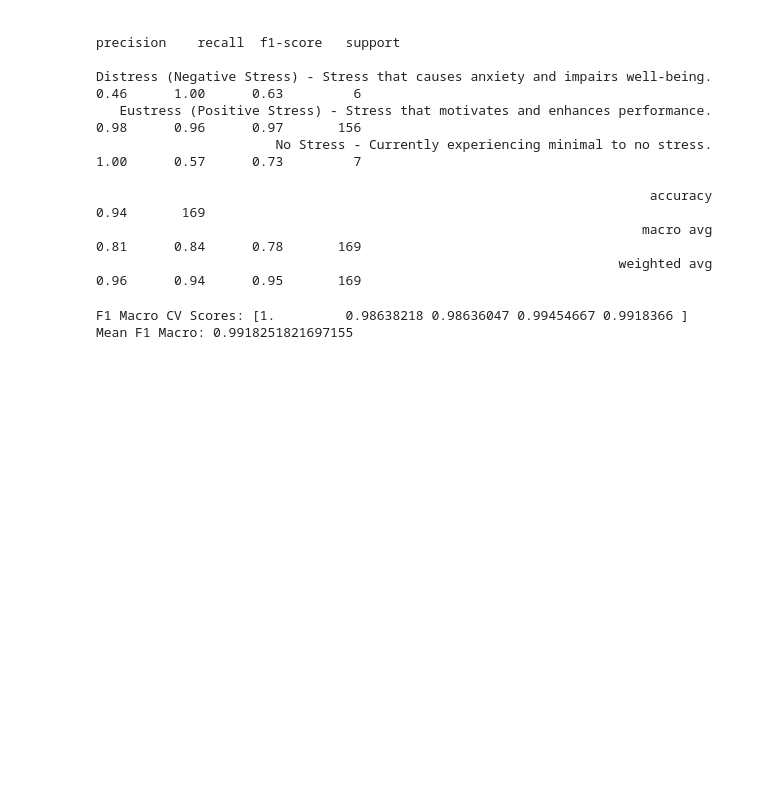
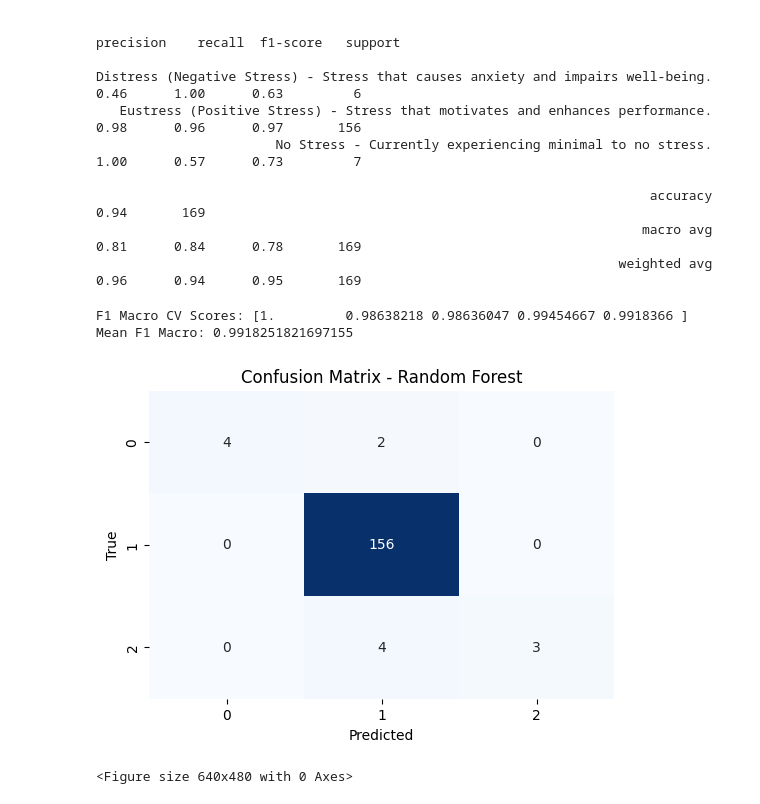
Before and after one commit to ADITYAGUPTAx/Stress-Analyser, a Jupyter notebook: model.ipynb, the cells around one changed output. Drawn from its saved outputs; the diff is of its cells as text; code cells hidden in the pictures; blank space fills up the shorter version.

```diff
--- a/model.ipynb
+++ b/model.ipynb
@@ -114,7 +123,7 @@ precision, recall, f1
 from sklearn.tree import DecisionTreeClassifier
 model2= DecisionTreeClassifier()
 # %%
-model2.fit(x1, y1)
+model2.fit(X1, Y1)
 # %% [output]
 DecisionTreeClassifier()
 # %%
@@ -124,7 +153,7 @@ model2.score(x2, y2)
 # %%
 from sklearn.naive_bayes import CategoricalNB
 model3= CategoricalNB()
-model3.fit(x1, y1)
+model3.fit(X1, Y1)
 # %% [output]
 CategoricalNB()
 # %%
@@ -163,5 +179,5 @@ X_resampled, y_resampled = smote.fit_resample(x1,y1)
 # %%
-model3.fit(X_resampled, y_resampled)
+model3.fit(X1, Y1)
 # %% [output]
 CategoricalNB()
 # %%
@@ -194,7 +210,7 @@ model4 = RandomForestClassifier(
     min_samples_leaf=1,
     class_weight="balanced"
 )
-model4.fit(X_resampled, y_resampled)
+model4.fit(X1, Y1)
 # %% [output]
 RandomForestClassifier(class_weight='balanced', max_depth=10, n_estimators=300)
 # %%
@@ -231,0 +260,18 @@ with open('stress_model.pkl','wb') as f:
+# %%
+import seaborn as sns
+import matplotlib.pyplot as plt
+from sklearn.metrics import confusion_matrix
+
+y_pred = model4.predict(x2)
+cn = confusion_matrix(y2, y_pred)
+
+plt.figure(figsize=(6,4))
+sns.heatmap(cn, annot=True, fmt='d', cmap='Blues', cbar=False)
+plt.xlabel('Predicted')
+plt.ylabel('True')
+plt.title('Confusion Matrix - Random Forest')
+plt.show()
+plt.savefig("confusion_matrix.png")
+# %% [output]
+[figure, added]
+<Figure size 640x480 with 0 Axes>
```
Also changed, not shown: parts of 16 cells of this notebook, 4 other files.
